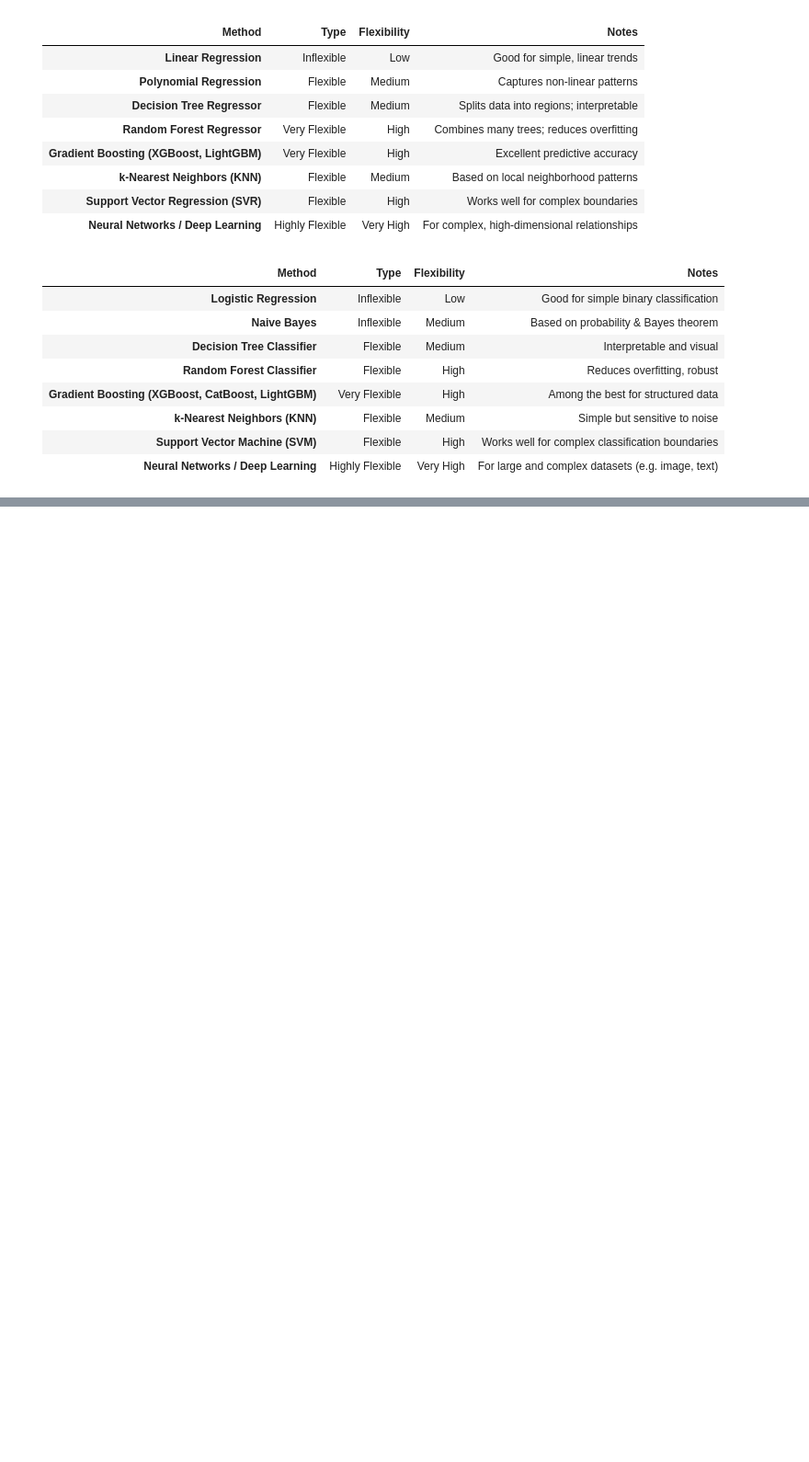
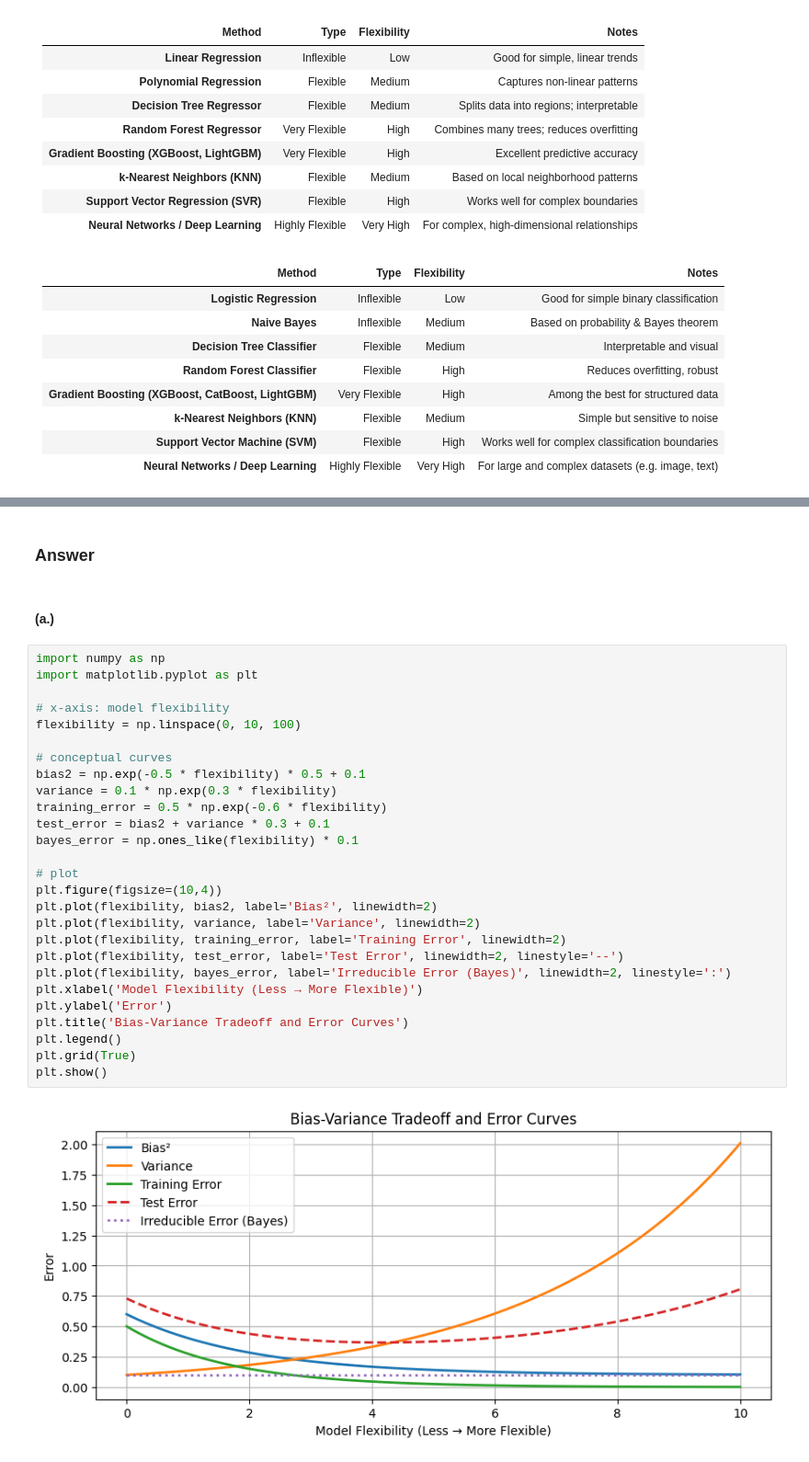
Before and after one commit to hhoow0093/Introduction-with-statistical-learning, a Jupyter notebook: 01. Statistical Learning/Exercise.ipynb, the cells around one changed output, grey strips where cells are left out. Shown at 92% size. Saved outputs shown, nothing was run; the diff lists cells and outputs as text; blank space fills up the shorter version.

```diff
--- a/01. Statistical Learning/Exercise.ipynb
+++ b/01. Statistical Learning/Exercise.ipynb
@@ -103,0 +119,33 @@ and the % change in the German market.
+# %% [markdown]
+### Answer
+# %% [markdown]
+#### (a.)
+# %%
+import numpy as np
+import matplotlib.pyplot as plt
+
+# x-axis: model flexibility
+flexibility = np.linspace(0, 10, 100)
+
+# conceptual curves
+bias2 = np.exp(-0.5 * flexibility) * 0.5 + 0.1
+variance = 0.1 * np.exp(0.3 * flexibility)
+training_error = 0.5 * np.exp(-0.6 * flexibility)
+test_error = bias2 + variance * 0.3 + 0.1
+bayes_error = np.ones_like(flexibility) * 0.1
+
+# plot
+plt.figure(figsize=(10,4))
+plt.plot(flexibility, bias2, label='Bias²', linewidth=2)
+plt.plot(flexibility, variance, label='Variance', linewidth=2)
+plt.plot(flexibility, training_error, label='Training Error', linewidth=2)
+plt.plot(flexibility, test_error, label='Test Error', linewidth=2, linestyle='--')
+plt.plot(flexibility, bayes_error, label='Irreducible Error (Bayes)', linewidth=2, linestyle=':')
+plt.xlabel('Model Flexibility (Less → More Flexible)')
+plt.ylabel('Error')
+plt.title('Bias-Variance Tradeoff and Error Curves')
+plt.legend()
+plt.grid(True)
+plt.show()
+# %% [output]
+[figure, added]
```
Also changed, not shown: parts of 25 cells of this notebook.
